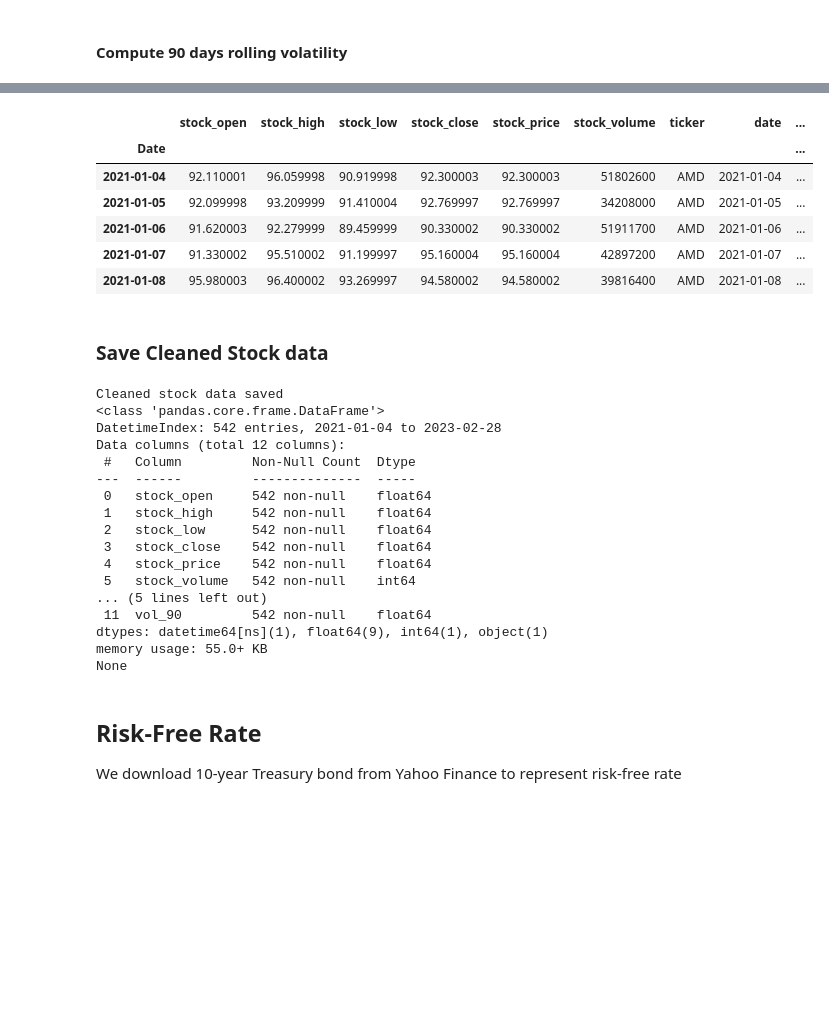
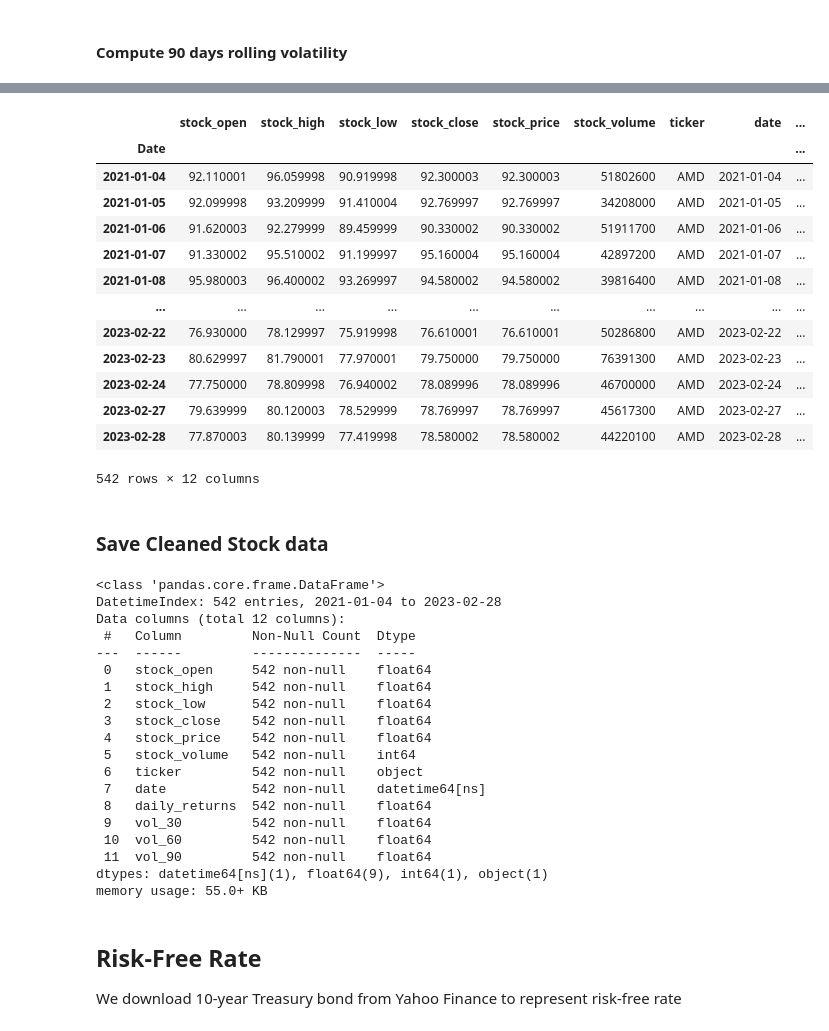
Before and after one commit to Veritec2/spring-2024-stock-option-analysis, a Jupyter notebook: notebooks/Data_Cleaning.ipynb, the cells around one changed output, grey strips where cells are left out. Saved outputs shown, nothing was run; the diff lists cells and outputs as text; code cells hidden in the pictures; blank space fills up the shorter version.

```diff
--- a/notebooks/Data_Cleaning.ipynb
+++ b/notebooks/Data_Cleaning.ipynb
@@ -416,12 +341,14 @@ print(tickers)
 # Download historical stock data of the correspoonding ticker
 stock_data = {}
 for ticker in tickers:
-    start_date = options_data['date'].min()
-    end_date = (pd.to_datetime(options_data['date'].max()) + pd.Timedelta(days=1)).date()
+    start_date = relevant_options_data['date'].min() - pd.Timedelta(days=90)
+    end_date = relevant_options_data['date'].max() + pd.Timedelta(days=1)
 
     print(f'Downloading data of {ticker} from start_date: {start_date} to end_date:{end_date}')
     stock_data[ticker] = yf.download(ticker, start=start_date, end=end_date)
     stock_data[ticker]['ticker'] = ticker  # Add a new column 'Ticker' with ticker symbol
-    # print(stock_data[ticker].info())
+
+
+stock_data[ticker].info()
 # %% [output]
 ['AMD']
@@ -473,8 +392,2 @@ memory usage: 38.1+ KB
 # %% [markdown]
 ### Clean stock data
-# %%
-# Drop rows with missing values in the specified columns
-merged_stock_data.dropna(inplace=True)
-
-# And sort values
-merged_stock_data=merged_stock_data.sort_values(by='date')
@@ -624,13 +551,24 @@ memory usage: 55.0+ KB
+# %%
+cutoff_date = '2021-01-04'
+# %%
+stock_data = stock_data[stock_data.index >= cutoff_date]
 # %%
-stock_data.head()
+stock_data
 # %% [output]
 |  | stock_open | stock_high | stock_low | stock_close | stock_price | stock_volume | ticker | date | ... |
 | Date |  |  |  |  |  |  |  |  | ... |
 | 2021-01-04 | 92.110001 | 96.059998 | 90.919998 | 92.300003 | 92.300003 | 51802600 | AMD | 2021-01-04 | ... |
 | 2021-01-05 | 92.099998 | 93.209999 | 91.410004 | 92.769997 | 92.769997 | 34208000 | AMD | 2021-01-05 | ... |
 | 2021-01-06 | 91.620003 | 92.279999 | 89.459999 | 90.330002 | 90.330002 | 51911700 | AMD | 2021-01-06 | ... |
 | 2021-01-07 | 91.330002 | 95.510002 | 91.199997 | 95.160004 | 95.160004 | 42897200 | AMD | 2021-01-07 | ... |
 | 2021-01-08 | 95.980003 | 96.400002 | 93.269997 | 94.580002 | 94.580002 | 39816400 | AMD | 2021-01-08 | ... |
+| ... | ... | ... | ... | ... | ... | ... | ... | ... | ... |
+| 2023-02-22 | 76.930000 | 78.129997 | 75.919998 | 76.610001 | 76.610001 | 50286800 | AMD | 2023-02-22 | ... |
+| 2023-02-23 | 80.629997 | 81.790001 | 77.970001 | 79.750000 | 79.750000 | 76391300 | AMD | 2023-02-23 | ... |
+| 2023-02-24 | 77.750000 | 78.809998 | 76.940002 | 78.089996 | 78.089996 | 46700000 | AMD | 2023-02-24 | ... |
+| 2023-02-27 | 79.639999 | 80.120003 | 78.529999 | 78.769997 | 78.769997 | 45617300 | AMD | 2023-02-27 | ... |
+| 2023-02-28 | 77.870003 | 80.139999 | 77.419998 | 78.580002 | 78.580002 | 44220100 | AMD | 2023-02-28 | ... |
+542 rows × 12 columns
 # %% [markdown]
 ### Save Cleaned Stock data
 # %%
@@ -644,9 +582,8 @@ else:
     # Save cleaned options data as csv
     stock_data.to_csv(cleaned_stock_data_file, index=False)
 
-print(stock_data.info())
+stock_data.info()
 # %% [output]
-Cleaned stock data saved
 <class 'pandas.core.frame.DataFrame'>
 DatetimeIndex: 542 entries, 2021-01-04 to 2023-02-28
 Data columns (total 12 columns):
@@ -658,11 +595,14 @@ Data columns (total 12 columns):
  3   stock_close    542 non-null    float64
  4   stock_price    542 non-null    float64
  5   stock_volume   542 non-null    int64
-... (5 lines left out)
+ 6   ticker         542 non-null    object
+ 7   date           542 non-null    datetime64[ns]
+ 8   daily_returns  542 non-null    float64
+ 9   vol_30         542 non-null    float64
+ 10  vol_60         542 non-null    float64
  11  vol_90         542 non-null    float64
 dtypes: datetime64[ns](1), float64(9), int64(1), object(1)
 memory usage: 55.0+ KB
-None
 # %% [markdown]
 ## Risk-Free Rate
 
```
Also changed, not shown: parts of 109 cells of this notebook, 1 other file.
